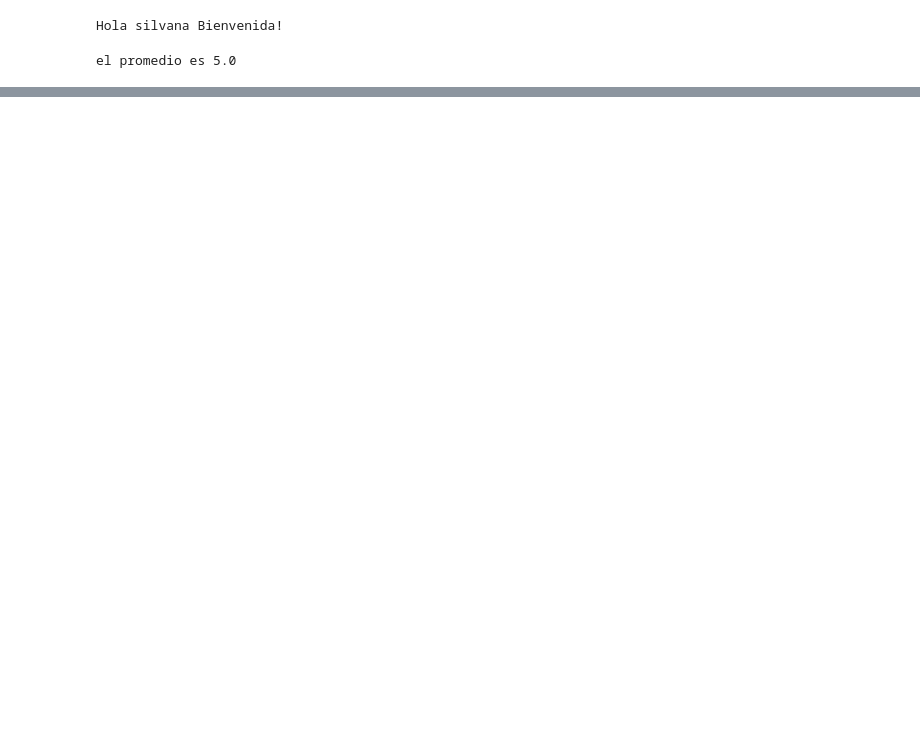
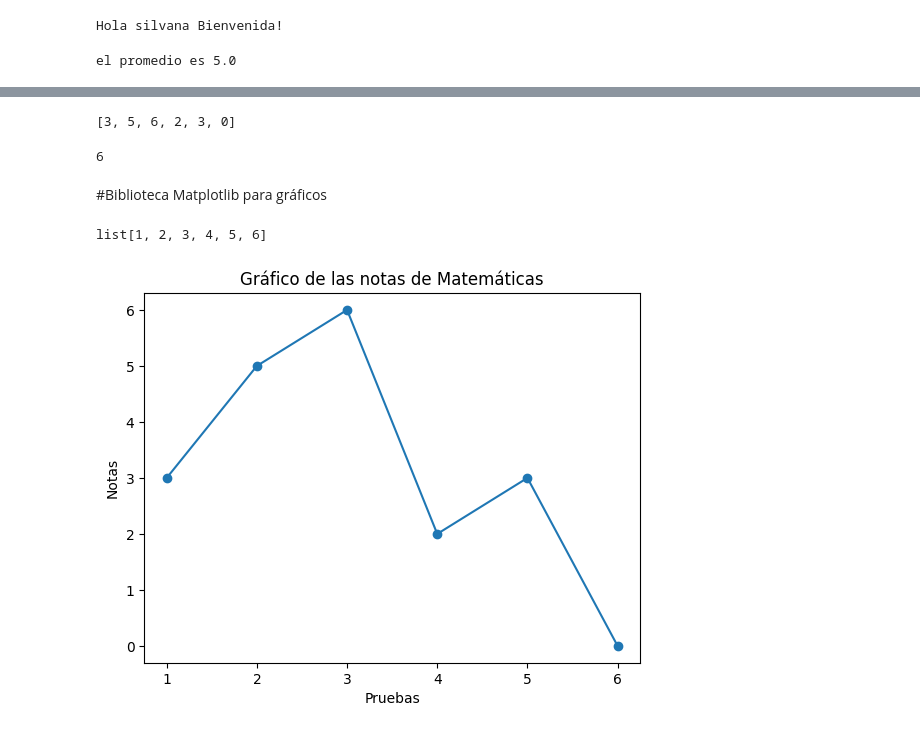
Before and after one commit to SilvanaJ90/alura_Python-for-DataScience-introductions, a Jupyter notebook: Python_introduction_for_DS.ipynb, the cells around one changed output, grey strips where cells are left out. Cells and saved outputs as stored; diff of their text form; code cells hidden in the pictures; blank space fills up the shorter version.

```diff
--- a/Python_introduction_for_DS.ipynb
+++ b/Python_introduction_for_DS.ipynb
@@ -29,0 +81,18 @@ el promedio es 5.0
+# %%
+
+notas_matematicas = []
+seed(8)
+for notas in range(6):
+  notas_matematicas.append(randrange(0,11))
+# %%
+notas_matematicas
+# %% [output]
+[3, 5, 6, 2, 3, 0]
+# %%
+
+
+len(notas_matematicas)
+# %% [output]
+6
+# %% [markdown]
+#Biblioteca Matplotlib para gráficos
@@ -29,0 +101,15 @@ el promedio es 5.0
+# %%
+list[1, 2, 3, 4, 5, 6]
+# %% [output]
+list[1, 2, 3, 4, 5, 6]
+# %%
+x = list(range(1,7))
+y = notas_matematicas
+
+plt.plot(x,y, marker = 'o')
+plt.title('Gráfico de las notas de Matemáticas')
+plt.xlabel('Pruebas')
+plt.ylabel('Notas')
+plt.show()
+# %% [output]
+[figure, added]
```
Also changed, not shown: parts of 16 cells of this notebook.
